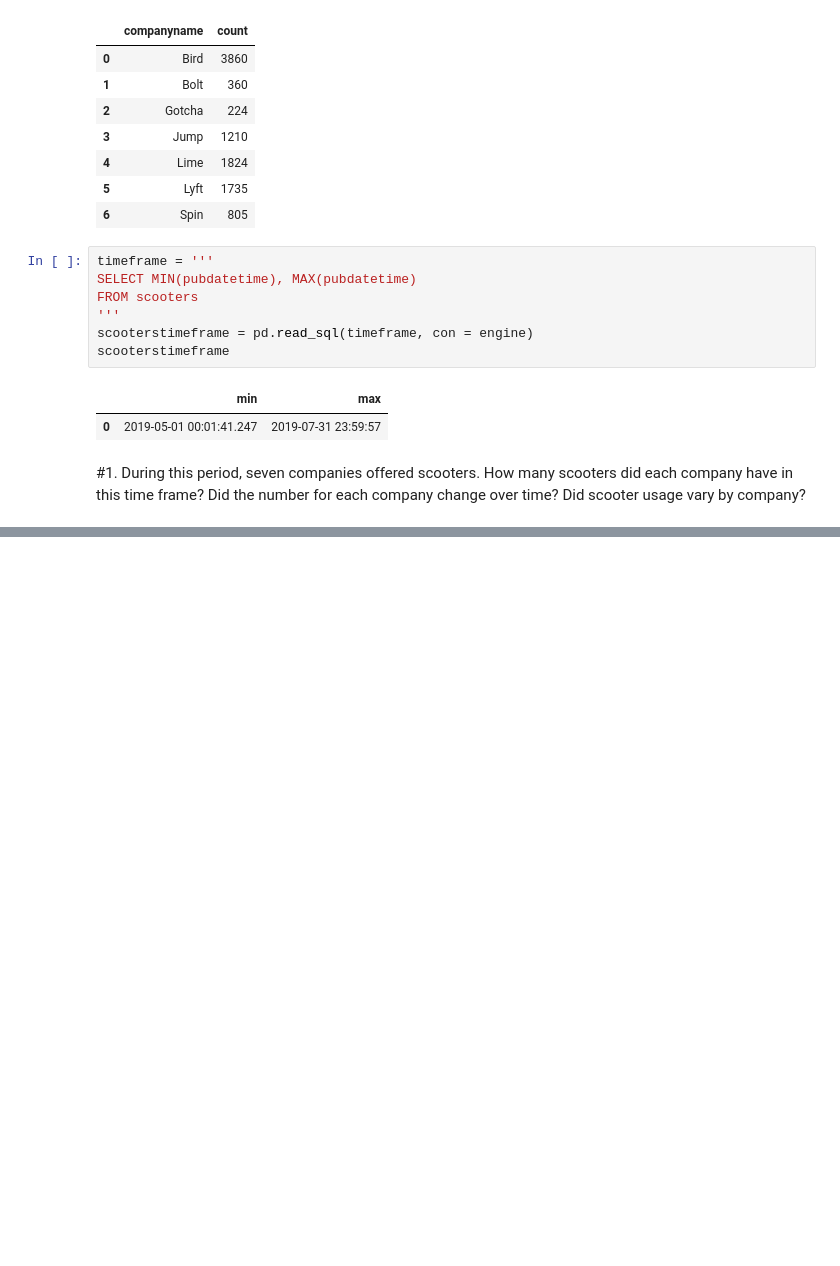
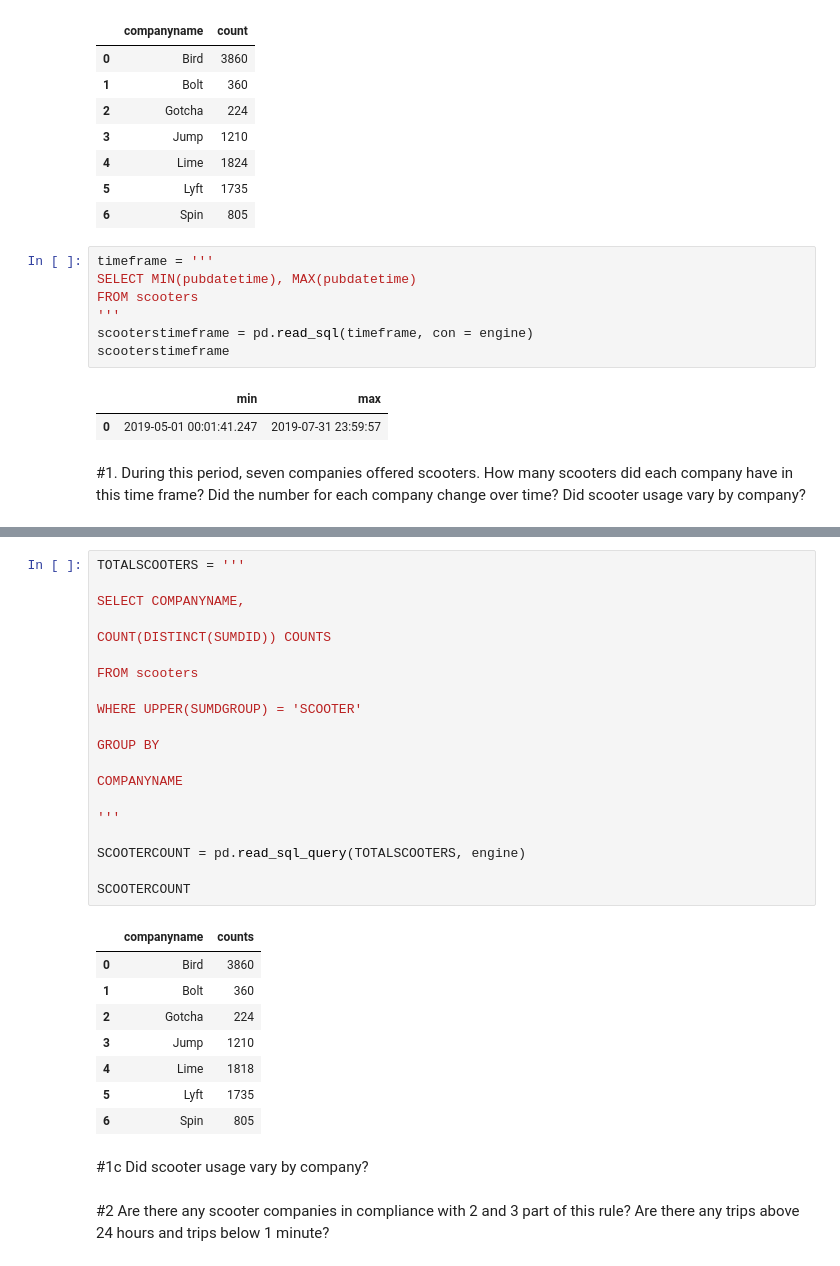
Before and after one commit to NSS-Data-Analytics-Cohort-10/scooters-group-3, a Jupyter notebook: notebooks/Untitled.ipynb, the cells around one changed output, grey strips where cells are left out. Cells and saved outputs as stored; diff of their text form; blank space fills up the shorter version.

```diff
--- a/notebooks/Untitled.ipynb
+++ b/notebooks/Untitled.ipynb
@@ -135,0 +277,33 @@ scooterstimeframe
+# %%
+TOTALSCOOTERS = '''
+
+SELECT COMPANYNAME,
+
+COUNT(DISTINCT(SUMDID)) COUNTS
+
+FROM scooters
+
+WHERE UPPER(SUMDGROUP) = 'SCOOTER'
+
+GROUP BY
+
+COMPANYNAME
+
+'''
+
+SCOOTERCOUNT = pd.read_sql_query(TOTALSCOOTERS, engine)
+
+SCOOTERCOUNT
+# %% [output]
+|  | companyname | counts |
+| 0 | Bird | 3860 |
+| 1 | Bolt | 360 |
+| 2 | Gotcha | 224 |
+| 3 | Jump | 1210 |
+| 4 | Lime | 1818 |
+| 5 | Lyft | 1735 |
+| 6 | Spin | 805 |
+# %% [markdown]
+#1c Did scooter usage vary by company?
+# %% [markdown]
+#2 Are there any scooter companies in compliance with 2 and 3 part of this rule? Are there any trips above 24 hours and trips below 1 minute?
```
Also changed, not shown: parts of 6 cells of this notebook.
